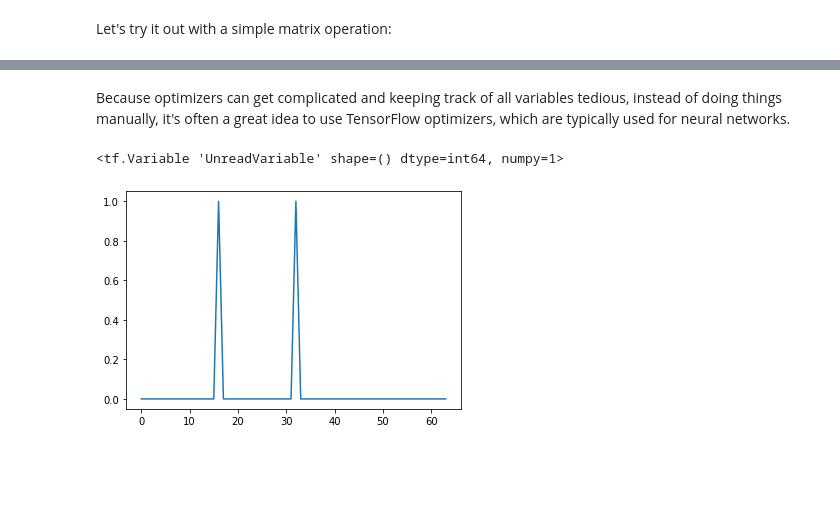
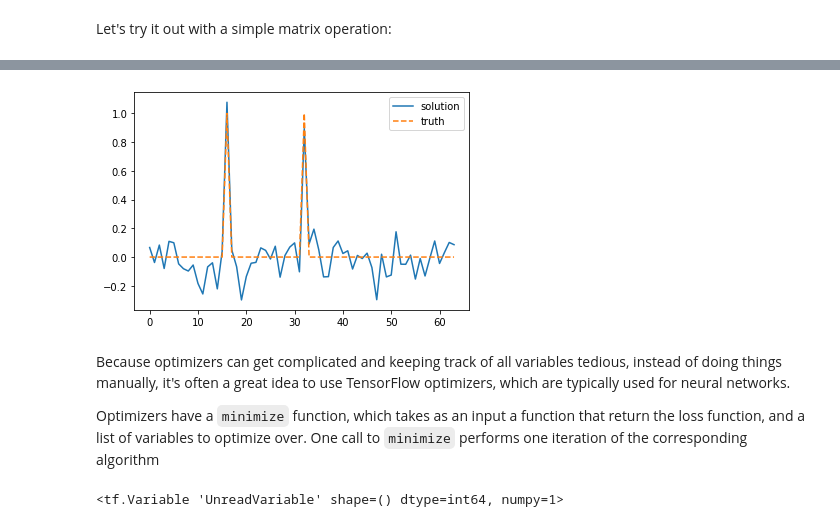
Before and after one commit to CosmoStat/Tutorials, a Jupyter notebook: TensorFlowFirstSteps.ipynb, the cells around one changed output, grey strips where cells are left out. Drawn from its saved outputs; the diff is of its cells as text; code cells hidden in the pictures; blank space fills up the shorter version.

```diff
--- a/TensorFlowFirstSteps.ipynb
+++ b/TensorFlowFirstSteps.ipynb
@@ -267,3 +288,29 @@ plot(x_var.numpy());
+# %%
+# Number of iterations
+niter = 10
+
+# Initialize variable for solution
+x_var = tf.Variable(np.zeros(64), trainable=True, name='x')
+
+@tf.function
+def gradient_step(x, y, A):
+  with tf.GradientTape() as g:
+    g.watch(x)
+    l = loss(x_var, y, A)
+  dl_dx = g.gradient(l, x)
+  return l, dl_dx
+
+for i in range(niter):
+  l, dl_dx = gradient_step(x_var, y, A)
+  x_var.assign_sub(dl_dx);
+# %%
+plot(x_var.numpy(), label='solution');
+plot(x_t, label='truth', ls='--');
+legend();
+# %% [output]
+[figure, added]
 # %% [markdown]
 Because optimizers can get complicated and keeping track of all variables tedious, instead of doing things manually, it's often a great idea to use TensorFlow optimizers, which are typically used for neural networks.
+
+Optimizers have a `minimize` function, which takes as an input a function that return the loss function, and a list of variables to optimize over. One  call to `minimize` performs one iteration of the corresponding algorithm
 # %%
@@ -274,7 +324,3 @@ optimizer = tf.keras.optimizers.SGD(learning_rate=1)
 optimizer.minimize( lambda : loss(x_var, y, A), [x_var])
 # %% [output]
 <tf.Variable 'UnreadVariable' shape=() dtype=int64, numpy=1>
-# %%
-plot(x_var.numpy());
-# %% [output]
-[figure, removed]
```
Also changed, not shown: parts of 31 cells of this notebook.
